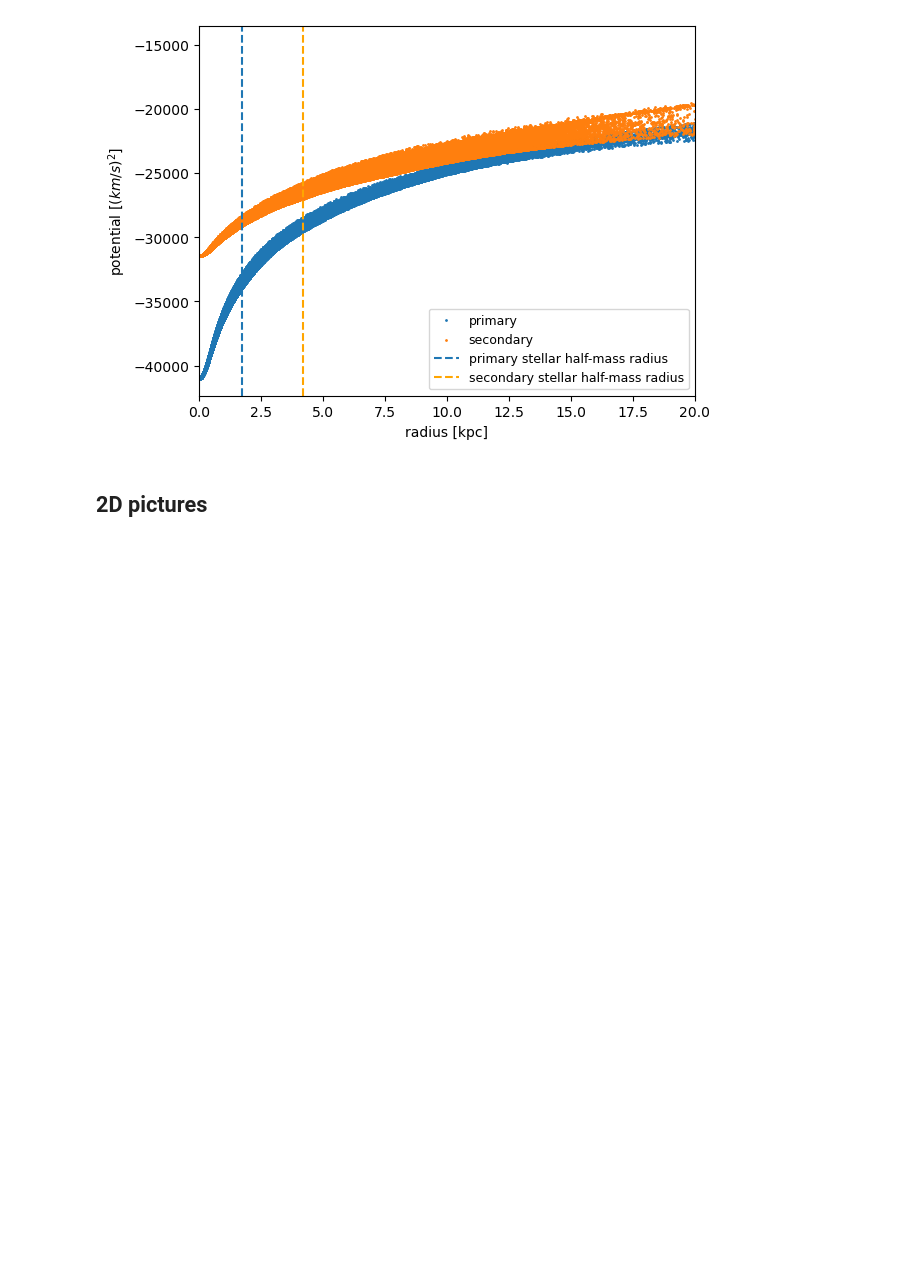
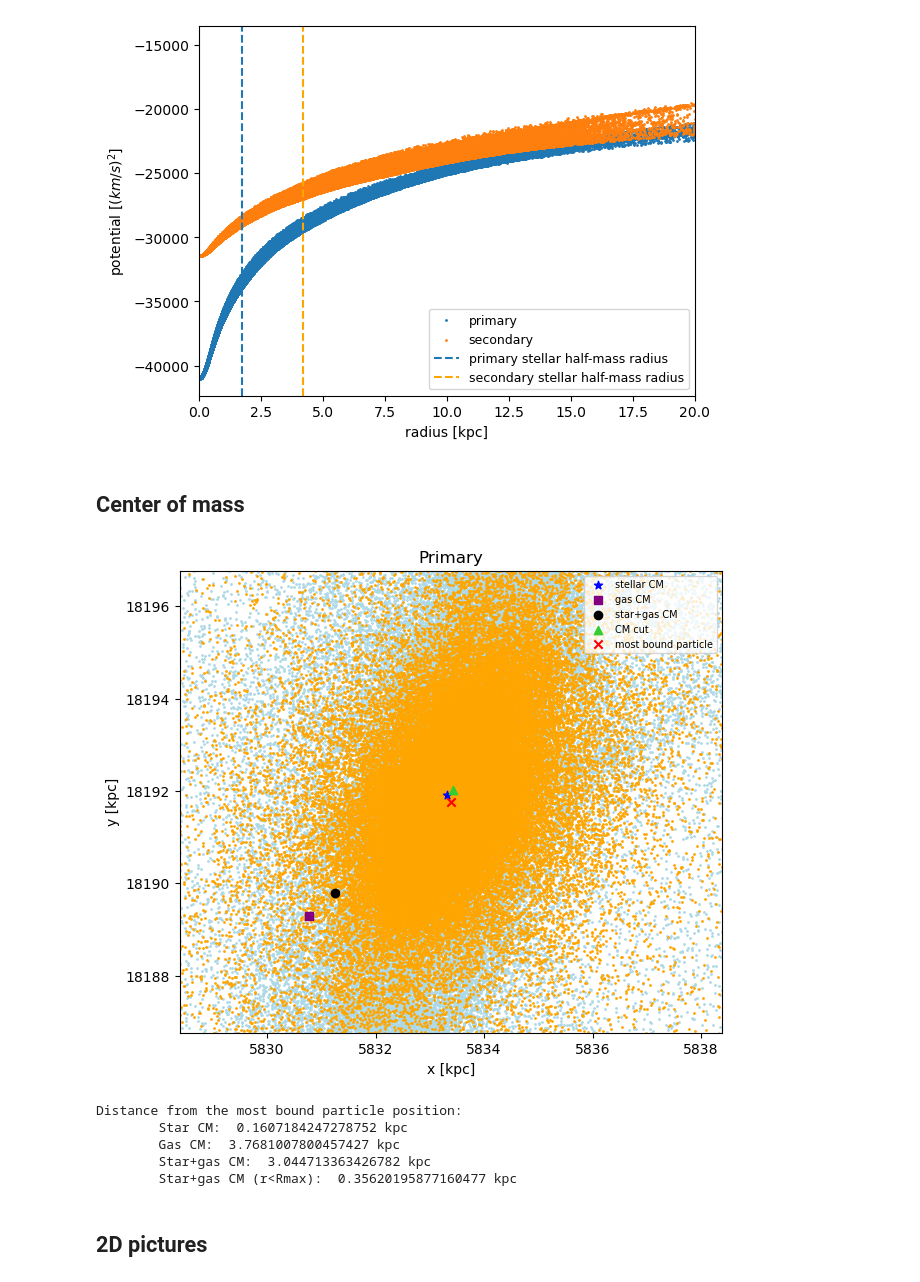
Before and after one commit to Amedeo1054/particelleeee, a Jupyter notebook: single_snapshot.ipynb, the cells around one changed output. Saved outputs shown, nothing was run; the diff lists cells and outputs as text; code cells hidden in the pictures; blank space fills up the shorter version.

```diff
--- a/single_snapshot.ipynb
+++ b/single_snapshot.ipynb
@@ -19,6 +19,13 @@ def radius(pos, centre):
 
 def velocity(vel):
     return np.sqrt((vel[:,0])**2 + (vel[:,1])**2 + (vel[:,2])**2)
+
+def distance(a, b):
+    return ( (a[0]-b[0])**2 + (a[1]-b[1])**2 + (a[2]-b[2])**2 )**0.5
+
+def center_of_mass(positions, masses):
+    Mtot = np.sum(masses)
+    return [np.sum(positions[:,0]*masses)/Mtot, np.sum(positions[:,1]*masses)/Mtot, np.sum(positions[:,2]*masses)/Mtot]
 # %%
 frame = '45'
 g1 = h5py.File('GettingStarted/particles_snap_0'+frame+'_galID341536_Primary.hdf5', 'r')
@@ -350,6 +357,51 @@ plt.legend(fontsize=9)
 plt.show()
 # %% [output]
 [figure]
+# %% [markdown]
+## Center of mass
+# %%
+mbp1 = g1['Star']['MostBoundParticle'][:]
+
+CM_s1 = center_of_mass(g1['Star']['Position'][:], g1['Star']['Mass'][:])    # center of mass of star particles
+CM_g1 = center_of_mass(g1['Gas']['Position'][:], g1['Gas']['Mass'][:])      # center of mass of gas particles
+CM1 = center_of_mass(np.concatenate((g1['Gas']['Position'][:], g1['Star']['Position'][:])), np.concatenate((g1['Gas']['Mass'][:], g1['Star']['Mass'][:])))    # center of mass of both components
+
+Rmax = 10   # kpc
+CM1_cut = center_of_mass(np.concatenate((g1['Gas']['Position'][r1g<Rmax], g1['Star']['Position'][r1s<Rmax])), np.concatenate((g1['Gas']['Mass'][r1g<Rmax], g1['Star']['Mass'][r1s<Rmax])))  # center of mass of both components within Rmax
+
+# plot
+plt.figure(figsize=(7,6))
+plt.scatter(g1['Gas']['Position'][:,0], g1['Gas']['Position'][:,1], s=1, color='lightblue')
+plt.scatter(g1['Star']['Position'][:,0], g1['Star']['Position'][:,1], s=1, color='orange')
+
+plt.scatter(CM_s1[0], CM_s1[1], color='b', marker='*', label='stellar CM')
+plt.scatter(CM_g1[0], CM_g1[1], color='purple', marker='s', label='gas CM')
+plt.scatter(CM1[0], CM1[1], color='k', marker='o', label='star+gas CM')
+
+plt.scatter(CM1_cut[0], CM1_cut[1], color='limegreen', marker='^', label='CM cut')
+
+plt.scatter(mbp1[0], mbp1[1], color='r', marker='x', label='most bound particle')
+
+size = 5   # kpc
+plt.xlim(mbp1[0]-size, mbp1[0]+size)
+plt.ylim(mbp1[1]-size, mbp1[1]+size)
+plt.xlabel('x [kpc]')
+plt.ylabel('y [kpc]')
+plt.legend(fontsize=7, loc=1)
+plt.title('Primary')
+plt.show()
+
+print('Distance from the most bound particle position:\n\tStar CM: ', distance(CM_s1, mbp1), 'kpc')
+print('\tGas CM: ', distance(CM_g1, mbp1), 'kpc')
+print('\tStar+gas CM: ', distance(CM1, mbp1), 'kpc')
+print('\tStar+gas CM (r<Rmax): ', distance(CM1_cut, mbp1), 'kpc')
+# %% [output]
+[figure, added]
+Distance from the most bound particle position:
+        Star CM:  0.1607184247278752 kpc
+        Gas CM:  3.7681007800457427 kpc
+        Star+gas CM:  3.044713363426782 kpc
+        Star+gas CM (r<Rmax):  0.35620195877160477 kpc
 # %% [markdown]
 ## 2D pictures
 # %%
```
Also changed, not shown: parts of 1 cell of this notebook.
